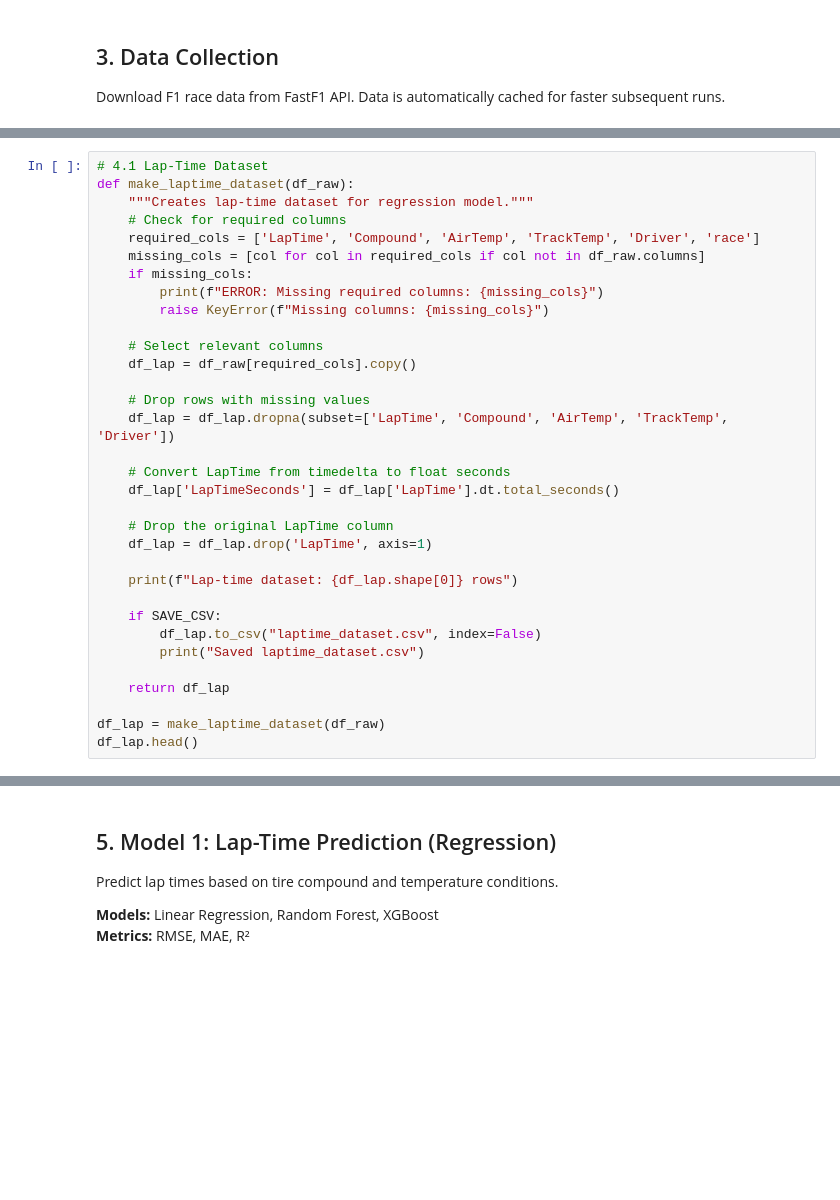
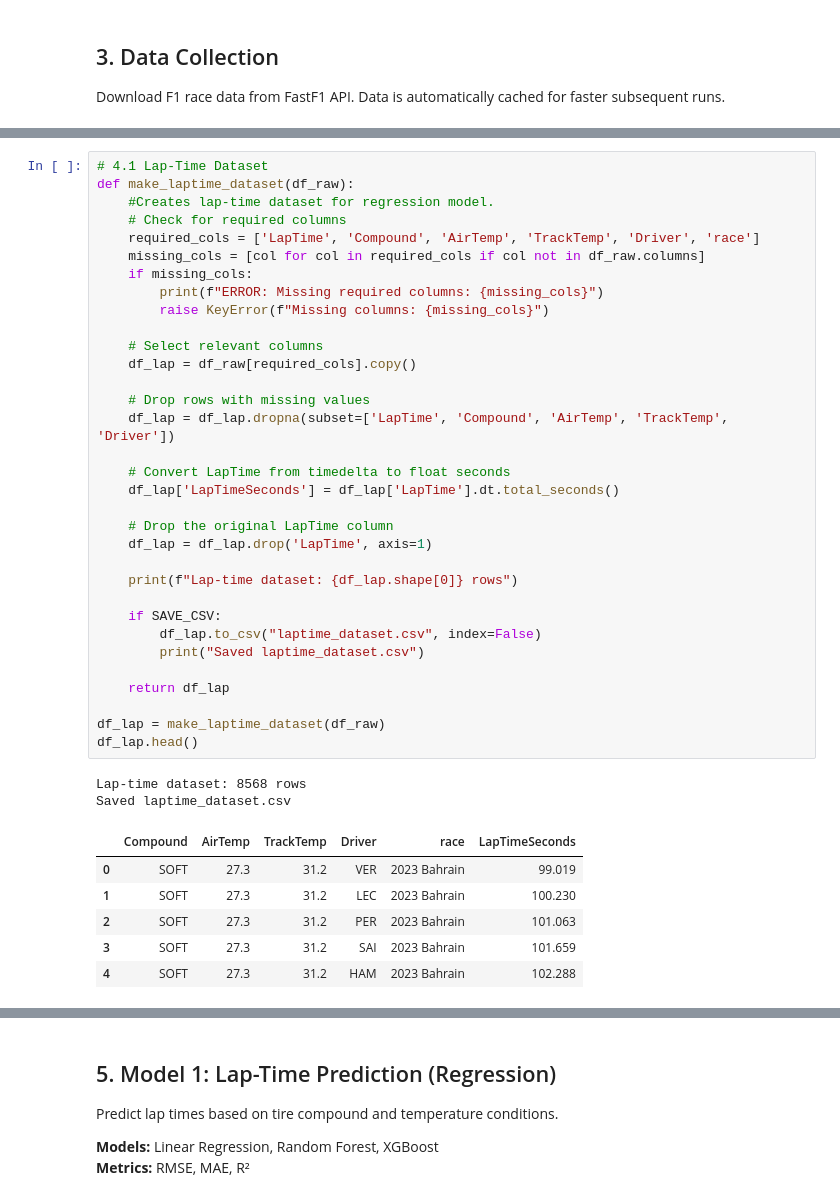
Before and after one commit to vishesh1802/F1-Analytics, a Jupyter notebook: F1_Analysis_Project.ipynb, the cells around one changed output, grey strips where cells are left out. Cells and saved outputs as stored; diff of their text form; blank space fills up the shorter version.

Commit message:
Update project files: notebook, README, datasets, and charts

```diff
--- a/F1_Analysis_Project.ipynb
+++ b/F1_Analysis_Project.ipynb
@@ -154,36 +145,45 @@ print(f"\n✅ Data loaded: {df_raw.shape[0]} laps, {df_raw.shape[1]} columns")
 # %%
 # 4.1 Lap-Time Dataset
 def make_laptime_dataset(df_raw):
-    """Creates lap-time dataset for regression model."""
+    #Creates lap-time dataset for regression model.
     # Check for required columns
     required_cols = ['LapTime', 'Compound', 'AirTemp', 'TrackTemp', 'Driver', 'race']
     missing_cols = [col for col in required_cols if col not in df_raw.columns]
     if missing_cols:
         print(f"ERROR: Missing required columns: {missing_cols}")
         raise KeyError(f"Missing columns: {missing_cols}")
 
     # Select relevant columns
     df_lap = df_raw[required_cols].copy()
 
     # Drop rows with missing values
     df_lap = df_lap.dropna(subset=['LapTime', 'Compound', 'AirTemp', 'TrackTemp', 'Driver'])
 
     # Convert LapTime from timedelta to float seconds
     df_lap['LapTimeSeconds'] = df_lap['LapTime'].dt.total_seconds()
 
     # Drop the original LapTime column
     df_lap = df_lap.drop('LapTime', axis=1)
 
     print(f"Lap-time dataset: {df_lap.shape[0]} rows")
 
     if SAVE_CSV:
         df_lap.to_csv("laptime_dataset.csv", index=False)
         print("Saved laptime_dataset.csv")
 
     return df_lap
 
 df_lap = make_laptime_dataset(df_raw)
 df_lap.head()
+# %% [output]
+Lap-time dataset: 8568 rows
+Saved laptime_dataset.csv
+|  | Compound | AirTemp | TrackTemp | Driver | race | LapTimeSeconds |
+| 0 | SOFT | 27.3 | 31.2 | VER | 2023 Bahrain | 99.019 |
+| 1 | SOFT | 27.3 | 31.2 | LEC | 2023 Bahrain | 100.230 |
+| 2 | SOFT | 27.3 | 31.2 | PER | 2023 Bahrain | 101.063 |
+| 3 | SOFT | 27.3 | 31.2 | SAI | 2023 Bahrain | 101.659 |
+| 4 | SOFT | 27.3 | 31.2 | HAM | 2023 Bahrain | 102.288 |
 # %%
 # 4.2 Pit-Stop Dataset
 def make_pit_dataset(df_raw):
```
Also changed, not shown: parts of 25 cells of this notebook, 3 other files.
